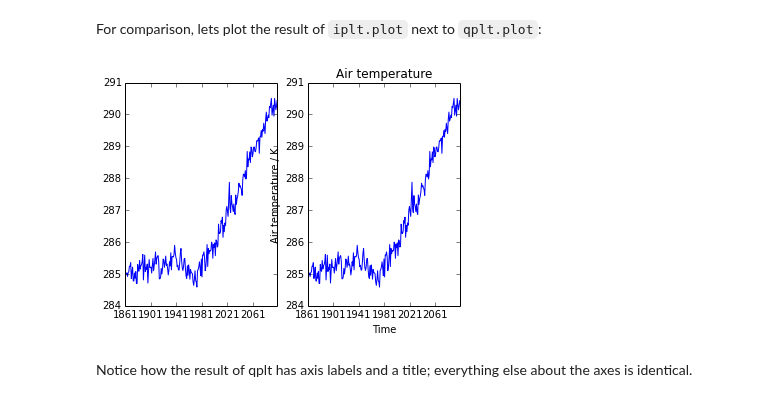
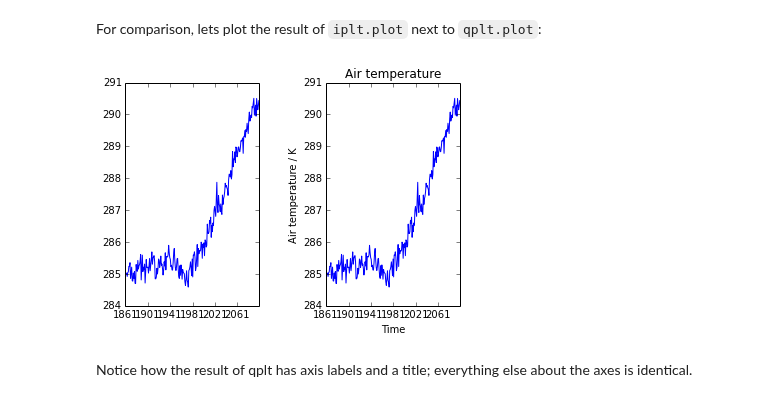
Before and after one commit to scitools-classroom/courses, a Jupyter notebook: course_content/notebooks/iris_intro.ipynb, the cells around one changed output. Drawn from its saved outputs; the diff is of its cells as text; code cells hidden in the pictures.

```diff
--- a/course_content/notebooks/iris_intro.ipynb
+++ b/course_content/notebooks/iris_intro.ipynb
@@ -987,14 +990,14 @@ For comparison, lets plot the result of ``iplt.plot`` next to ``qplt.plot``:
 # %%
 plt.subplot(1, 2, 1)
 iplt.plot(ts)
 
 plt.subplot(1, 2, 2)
 qplt.plot(ts)
 
-plt.subplots_adjust(hspace=0.5)
+plt.subplots_adjust(wspace=0.5)
 plt.show()
 # %% [output]
-[figure, old version]
+[figure, new version]
 # %% [markdown]
 Notice how the result of qplt has axis labels and a title; everything else about the axes is identical.
 # %% [markdown]
```
Also changed, not shown: parts of 11 cells of this notebook.
